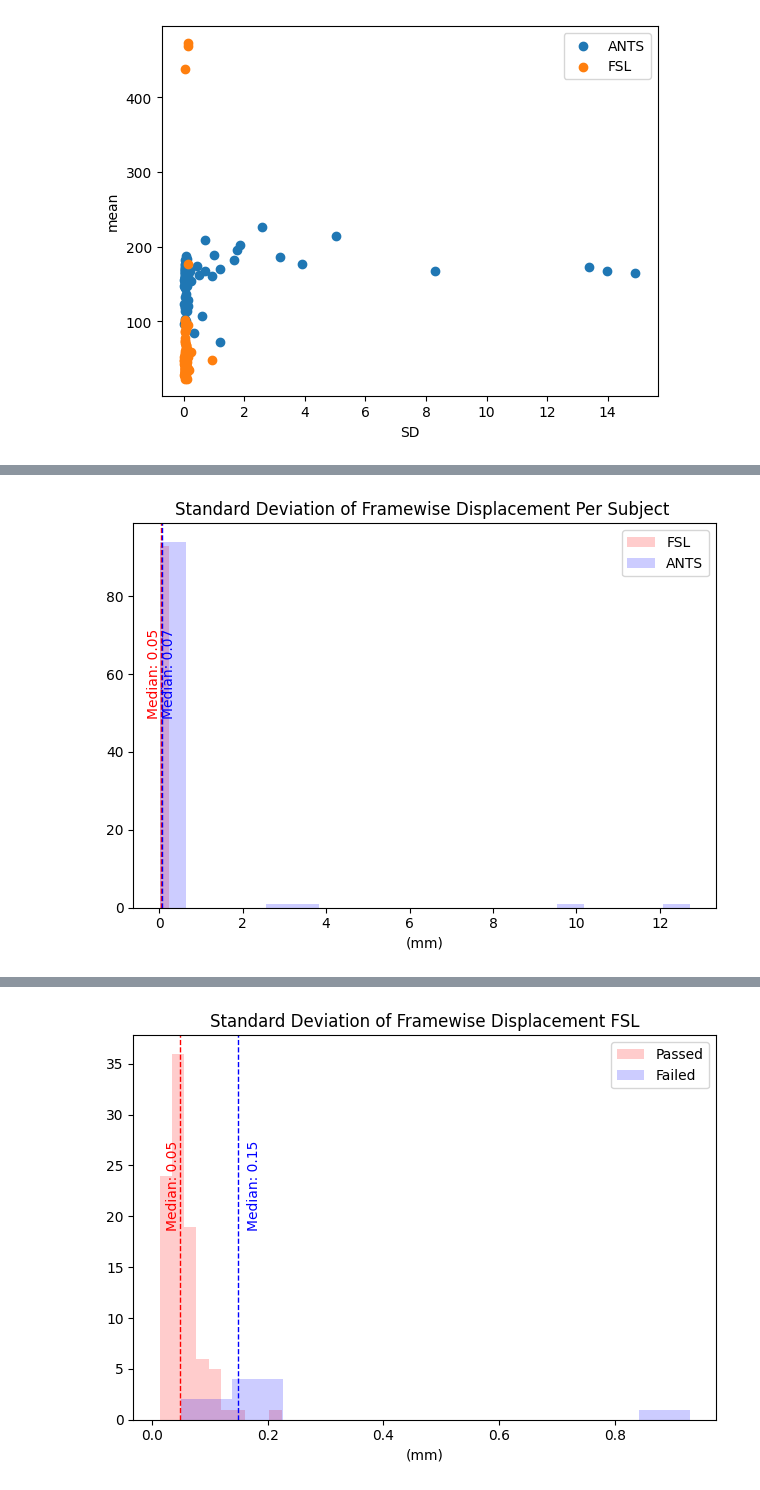
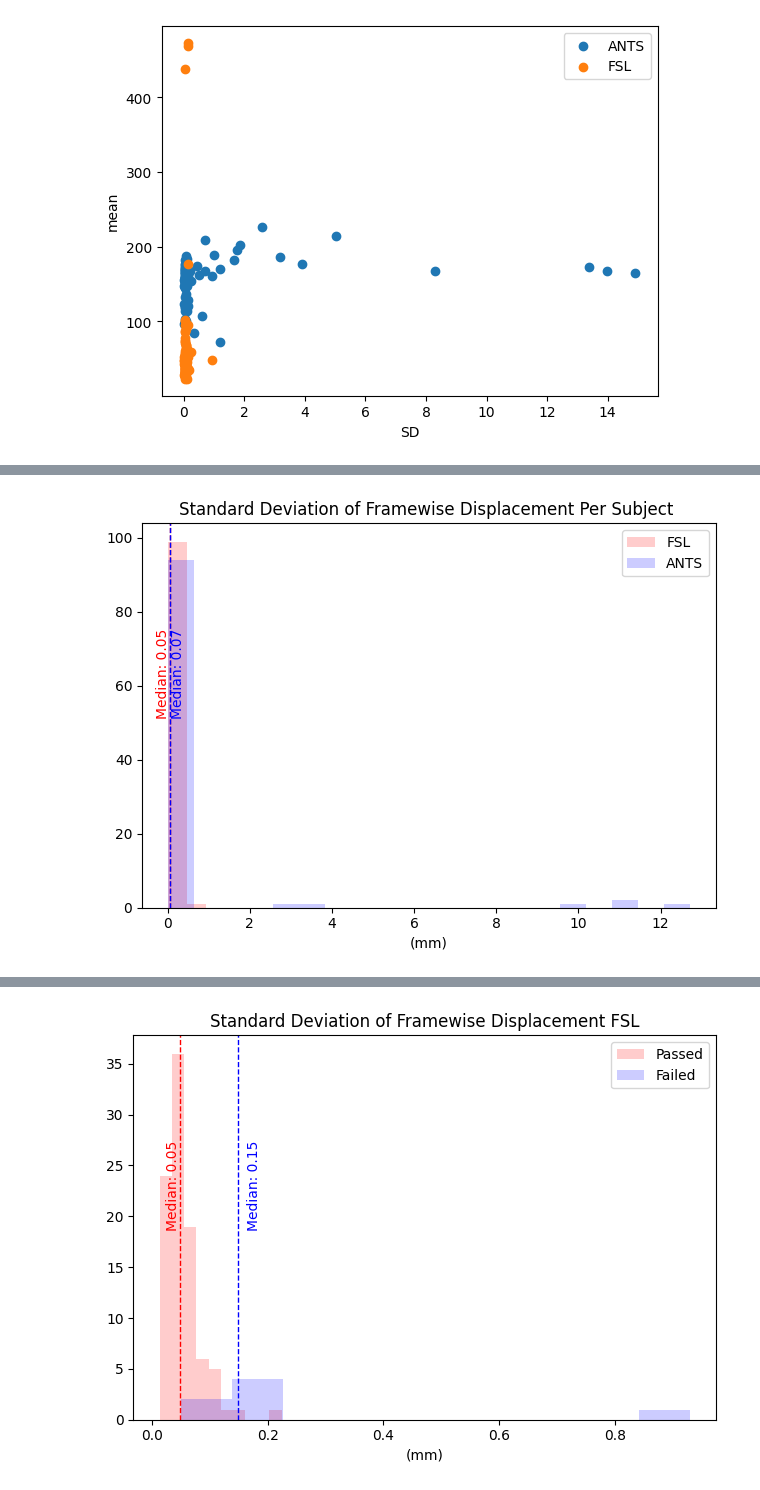
Before and after one commit to mirhnius/mca_linear_registration, a Jupyter notebook: gif_showcase.ipynb, the cells around one changed output, grey strips where cells are left out. Saved outputs shown, nothing was run; the diff lists cells and outputs as text; code cells hidden in the pictures.

Commit message:
new FD plots

```diff
--- a/gif_showcase.ipynb
+++ b/gif_showcase.ipynb
@@ -333,6 +405,9 @@ ANTS_fine = np.concatenate([ANTS_FD_HC_fine, ANTS_FD_PD_fine])
 
 FSL_fail = np.concatenate([FSL_FD_HC_fail, FSL_FD_PD_fail])
 ANTS_fail = np.concatenate([ANTS_FD_HC_fail])
+# %%
+FSL_all = np.concatenate([FSL_fine,FSL_fail])
+ANTS_all = np.concatenate([ANTS_fine,ANTS_fail])
 # %%
 FSL_fine_ref = np.concatenate([FSL_FD_HC_fine_re, FSL_FD_PD_fine_re])
 ANTS_fine_ref = np.concatenate([ANTS_FD_HC_fine_re, ANTS_FD_PD_fine_re])
@@ -340,7 +415,7 @@ ANTS_fine_ref = np.concatenate([ANTS_FD_HC_fine_re, ANTS_FD_PD_fine_re])
 FSL_fail_re = np.concatenate([FSL_FD_HC_fail_re, FSL_FD_PD_fail_re])
 ANTS_fail_re = np.concatenate([ANTS_FD_HC_fail_re])
 # %%
-hist_plotter(np.std(FSL_fine, axis=1), np.std(ANTS_fine, axis=1), "Standard Deviation of Framewise Displacement Per Subject ", bins=[1,20], s=1.1, labels=["FSL", "ANTS"], xlable="(mm)")
+hist_plotter(np.std(FSL_all, axis=1), np.std(ANTS_all, axis=1), "Standard Deviation of Framewise Displacement Per Subject ", bins=[2,20], s=1.1, labels=["FSL", "ANTS"], xlable="(mm)")
 # %% [output]
-[figure, old version]
+[figure, new version]
 # %%
```
Also changed, not shown: parts of 15 cells of this notebook.
